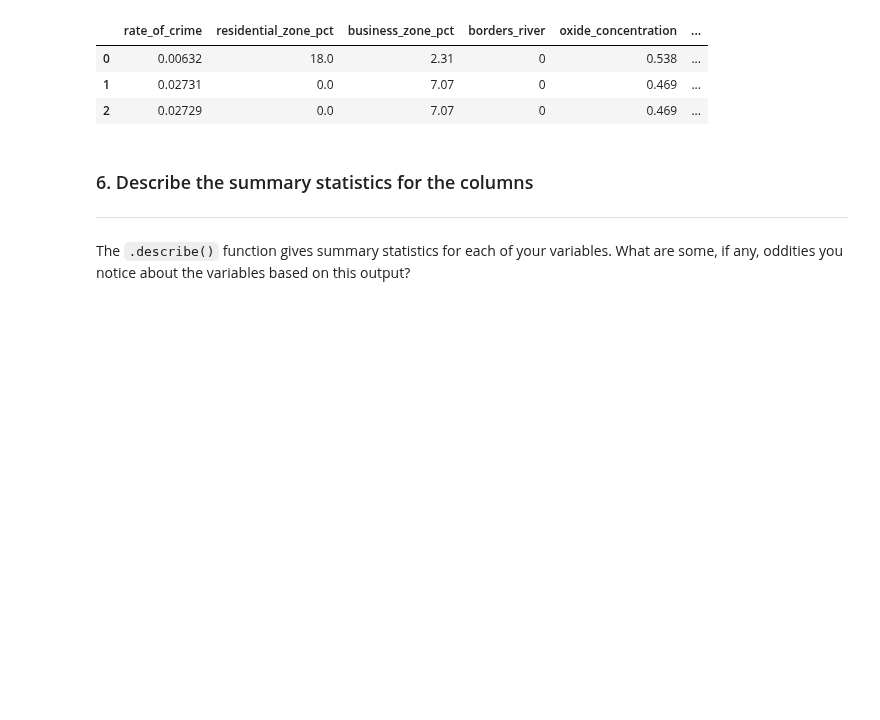
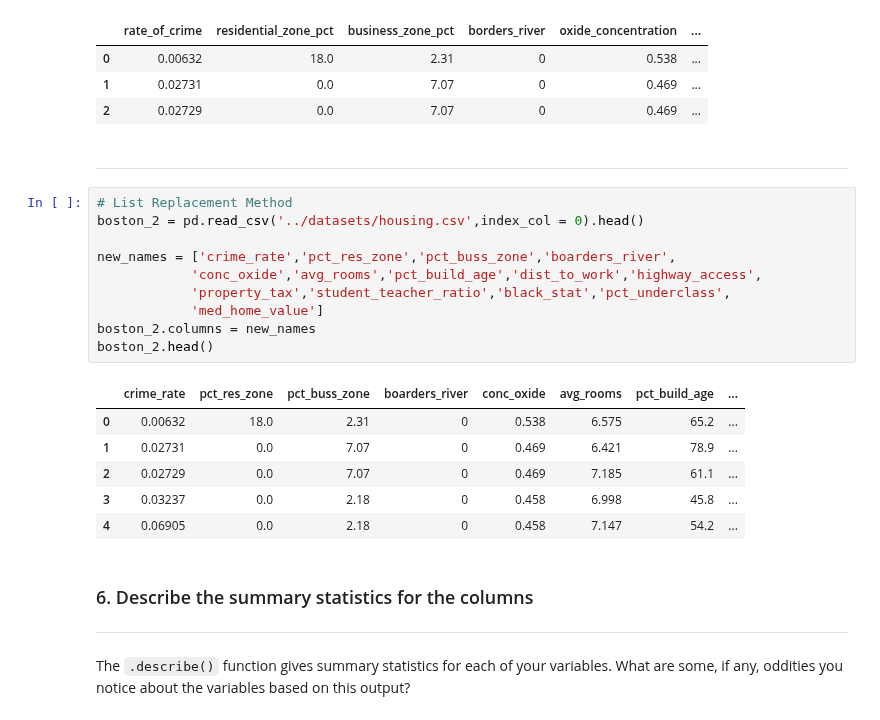
Before and after one commit to ga-curriculum/old-dsb-108-EDA, a Jupyter notebook: solution-code/basic-eda-walkthrough-solutions.ipynb, the cells around one changed output. Drawn from its saved outputs; the diff is of its cells as text; blank space fills up the shorter version.

```diff
--- a/solution-code/basic-eda-walkthrough-solutions.ipynb
+++ b/solution-code/basic-eda-walkthrough-solutions.ipynb
@@ -321,6 +341,25 @@ boston.head(3)
 | 0 | 0.00632 | 18.0 | 2.31 | 0 | 0.538 | ... |
 | 1 | 0.02731 | 0.0 | 7.07 | 0 | 0.469 | ... |
 | 2 | 0.02729 | 0.0 | 7.07 | 0 | 0.469 | ... |
+# %% [markdown]
+-----
+# %%
+# List Replacement Method
+boston_2 = pd.read_csv('../datasets/housing.csv',index_col = 0).head()
+
+new_names = ['crime_rate','pct_res_zone','pct_buss_zone','boarders_river',
+            'conc_oxide','avg_rooms','pct_build_age','dist_to_work','highway_access',
+            'property_tax','student_teacher_ratio','black_stat','pct_underclass',
+            'med_home_value']
+boston_2.columns = new_names
+boston_2.head()
+# %% [output]
+|  | crime_rate | pct_res_zone | pct_buss_zone | boarders_river | conc_oxide | avg_rooms | pct_build_age | ... |
+| 0 | 0.00632 | 18.0 | 2.31 | 0 | 0.538 | 6.575 | 65.2 | ... |
+| 1 | 0.02731 | 0.0 | 7.07 | 0 | 0.469 | 6.421 | 78.9 | ... |
+| 2 | 0.02729 | 0.0 | 7.07 | 0 | 0.469 | 7.185 | 61.1 | ... |
+| 3 | 0.03237 | 0.0 | 2.18 | 0 | 0.458 | 6.998 | 45.8 | ... |
+| 4 | 0.06905 | 0.0 | 2.18 | 0 | 0.458 | 7.147 | 54.2 | ... |
 # %% [markdown]
 <a id='describe'></a>
 
```
Also changed, not shown: parts of 22 cells of this notebook, 5 other files.
